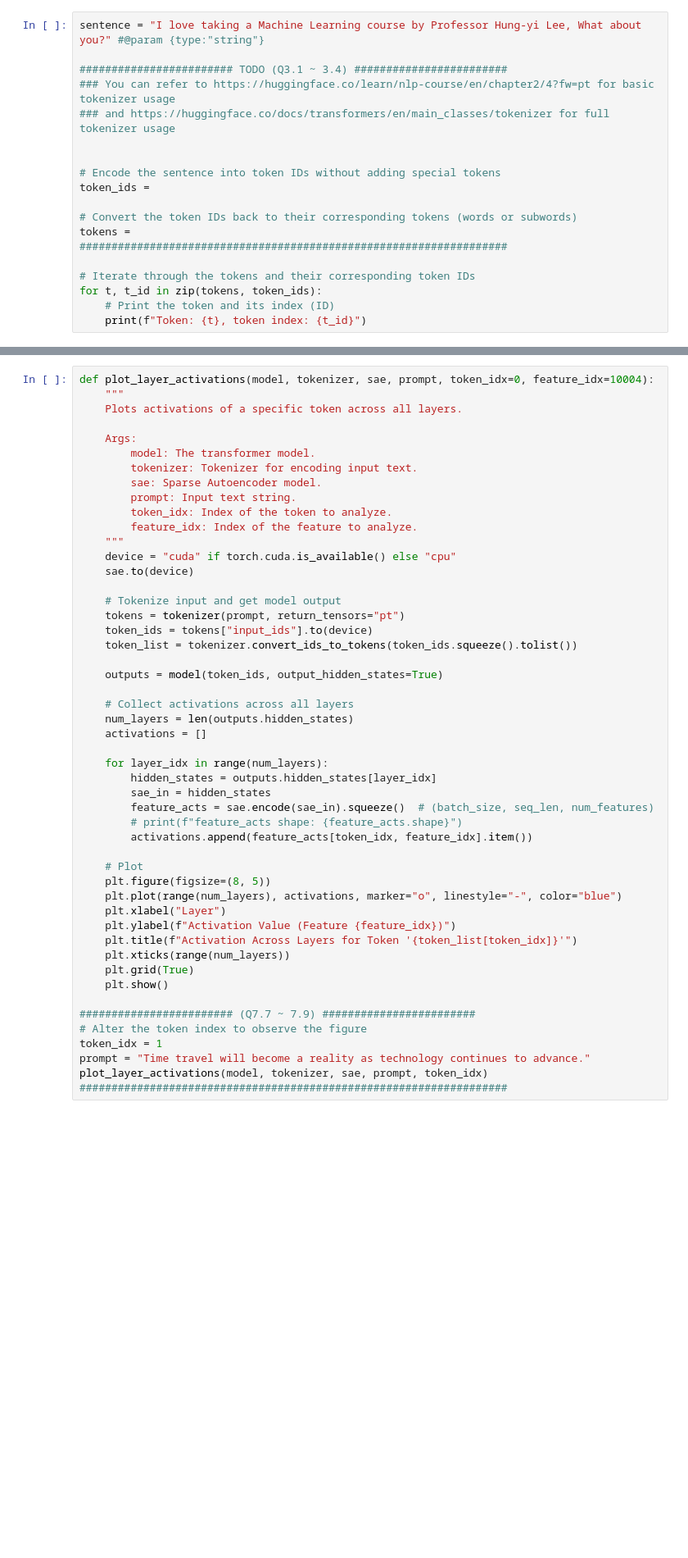
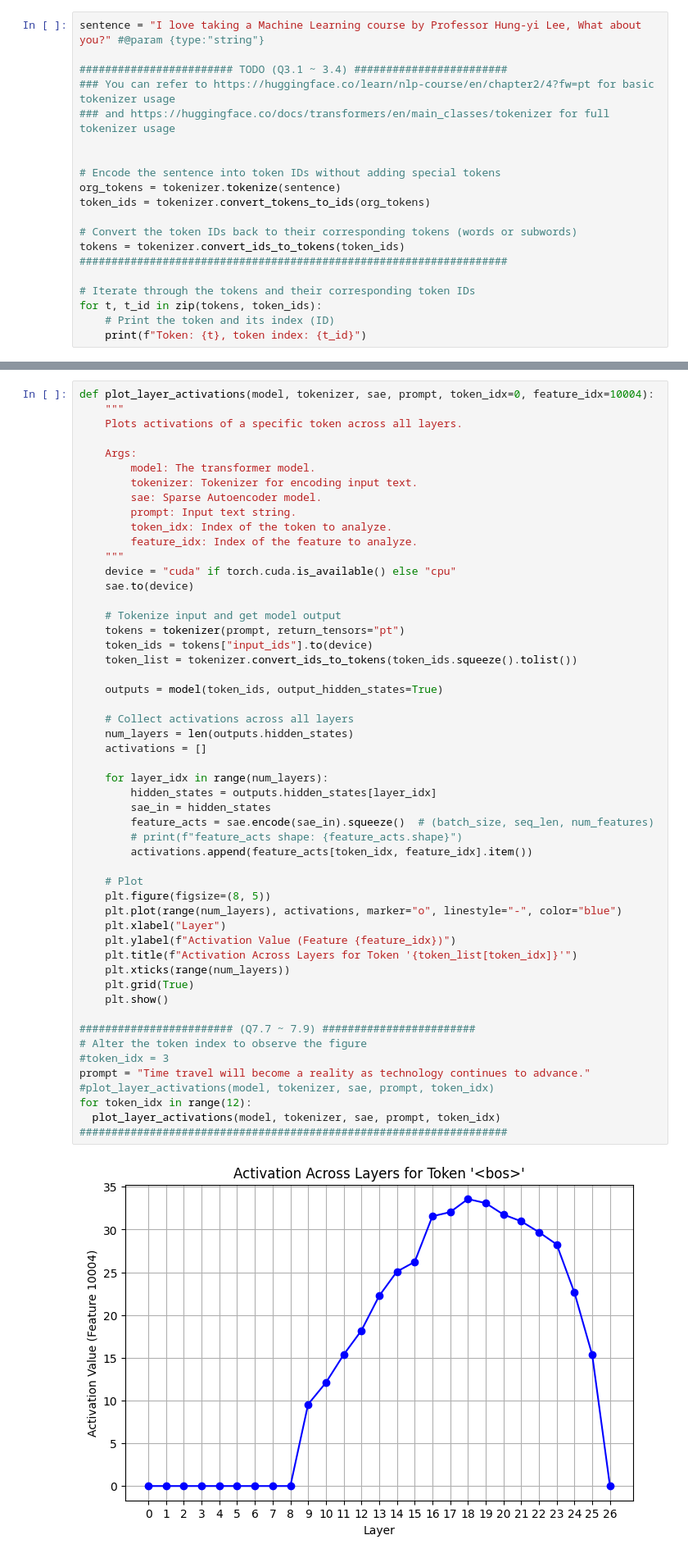
Before and after one commit to chousallen/MachineLearning2025, a Jupyter notebook: hw03/ML_HW3_understanding_LLM_transformers.ipynb, the cells around one changed output, grey strips where cells are left out. Shown at 82% size. Drawn from its saved outputs; the diff is of its cells as text; blank space fills up the shorter version.

```diff
--- a/hw03/ML_HW3_understanding_LLM_transformers.ipynb
+++ b/hw03/ML_HW3_understanding_LLM_transformers.ipynb
@@ -220,10 +296,11 @@ sentence = "I love taking a Machine Learning course by Professor Hung-yi Lee, Wh
 
 
 # Encode the sentence into token IDs without adding special tokens
-token_ids =
+org_tokens = tokenizer.tokenize(sentence)
+token_ids = tokenizer.convert_tokens_to_ids(org_tokens)
 
 # Convert the token IDs back to their corresponding tokens (words or subwords)
-tokens =
+tokens = tokenizer.convert_ids_to_tokens(token_ids)
 ###################################################################
 
 # Iterate through the tokens and their corresponding token IDs
@@ -665,32 +830,36 @@ def plot_layer_activations(model, tokenizer, sae, prompt, token_idx=0, feature_i
     token_ids = tokens["input_ids"].to(device)
     token_list = tokenizer.convert_ids_to_tokens(token_ids.squeeze().tolist())
 
     outputs = model(token_ids, output_hidden_states=True)
 
     # Collect activations across all layers
     num_layers = len(outputs.hidden_states)
     activations = []
 
     for layer_idx in range(num_layers):
         hidden_states = outputs.hidden_states[layer_idx]
         sae_in = hidden_states
         feature_acts = sae.encode(sae_in).squeeze()  # (batch_size, seq_len, num_features)
         # print(f"feature_acts shape: {feature_acts.shape}")
         activations.append(feature_acts[token_idx, feature_idx].item())
 
     # Plot
     plt.figure(figsize=(8, 5))
     plt.plot(range(num_layers), activations, marker="o", linestyle="-", color="blue")
     plt.xlabel("Layer")
     plt.ylabel(f"Activation Value (Feature {feature_idx})")
     plt.title(f"Activation Across Layers for Token '{token_list[token_idx]}'")
     plt.xticks(range(num_layers))
     plt.grid(True)
     plt.show()
 
 ######################## (Q7.7 ~ 7.9) ########################
 # Alter the token index to observe the figure
-token_idx = 1
+#token_idx = 3
 prompt = "Time travel will become a reality as technology continues to advance."
-plot_layer_activations(model, tokenizer, sae, prompt, token_idx)
+#plot_layer_activations(model, tokenizer, sae, prompt, token_idx)
+for token_idx in range(12):
+  plot_layer_activations(model, tokenizer, sae, prompt, token_idx)
 ###################################################################
+# %% [output]
+[figure, added]
```
Also changed, not shown: parts of 19 cells of this notebook, 4 other files.
